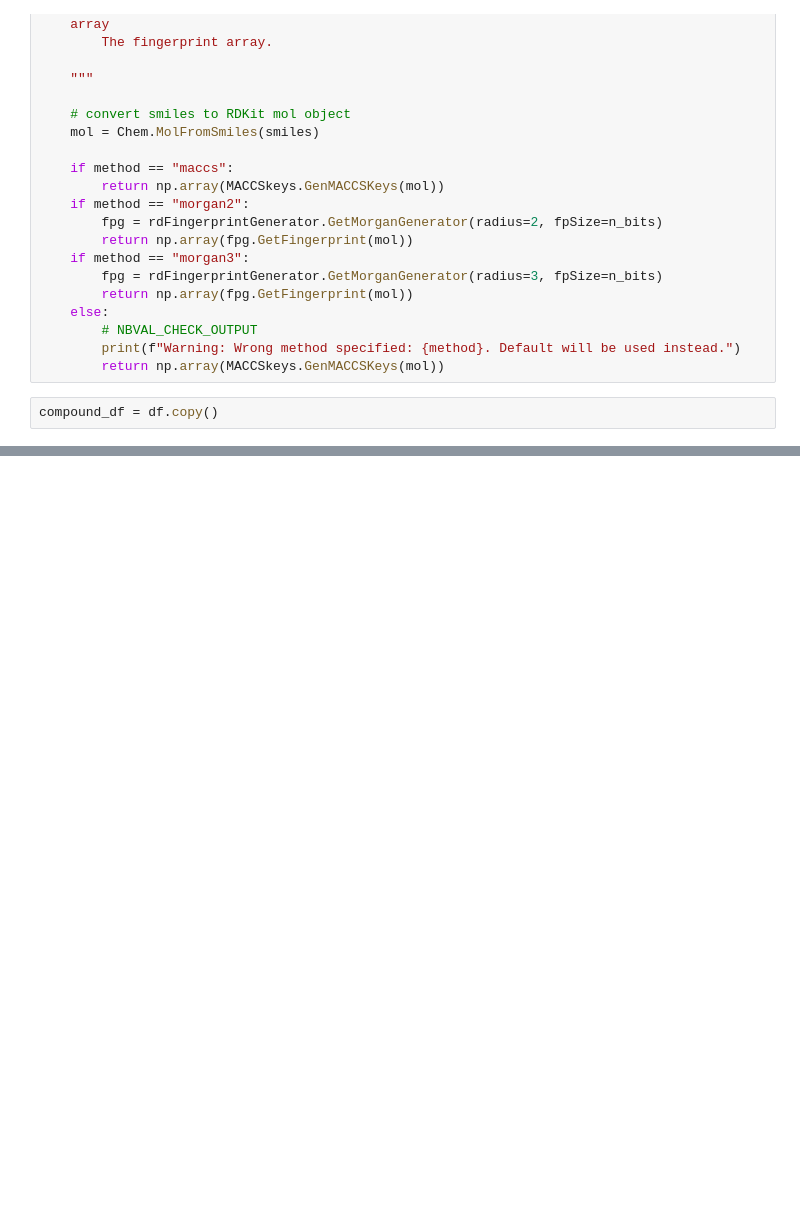
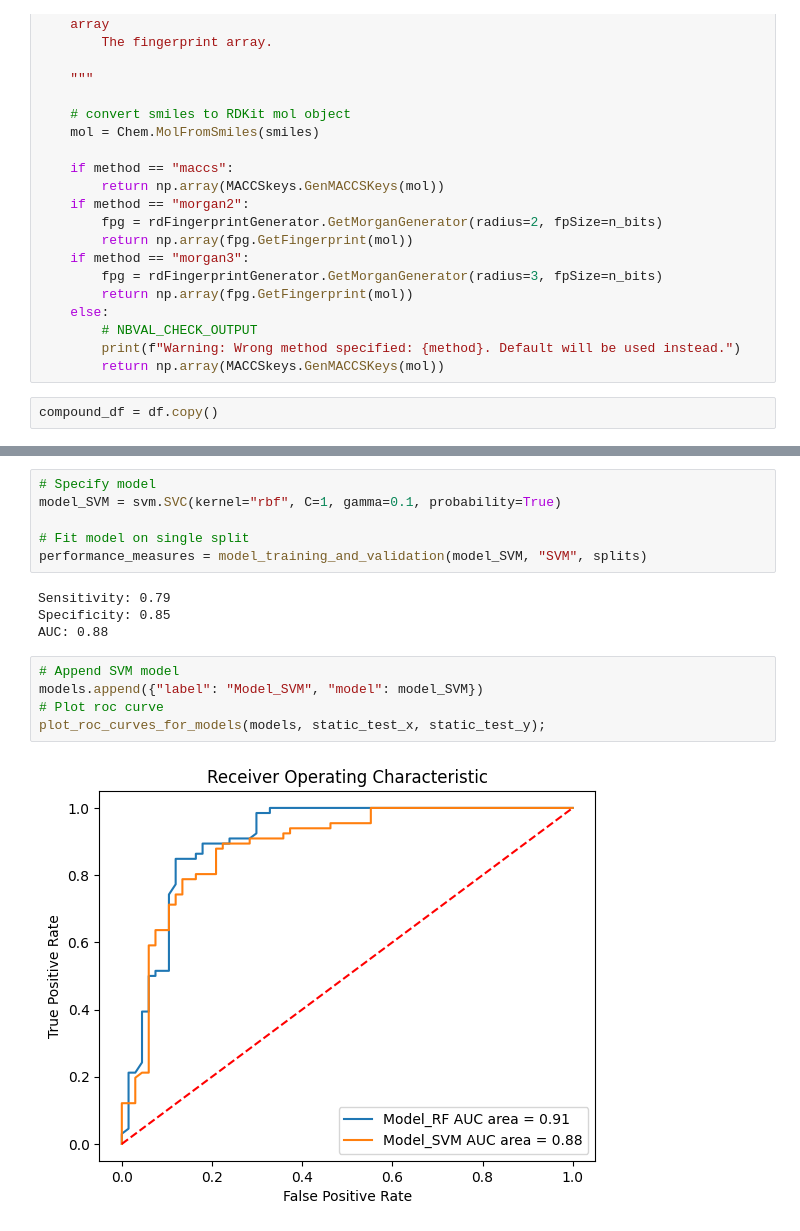
Before and after one commit to YunliQi/ds_drug_discovery, a Jupyter notebook: RF_ML.ipynb, the cells around one changed output, grey strips where cells are left out. Saved outputs shown, nothing was run; the diff lists cells and outputs as text; blank space fills up the shorter version.

```diff
--- a/RF_ML.ipynb
+++ b/RF_ML.ipynb
@@ -219,0 +342,17 @@ model_RF = RandomForestRegressor(**param)
+# %%
+# Specify model
+model_SVM = svm.SVC(kernel="rbf", C=1, gamma=0.1, probability=True)
+
+# Fit model on single split
+performance_measures = model_training_and_validation(model_SVM, "SVM", splits)
+# %% [output]
+Sensitivity: 0.79
+Specificity: 0.85
+AUC: 0.88
+# %%
+# Append SVM model
+models.append({"label": "Model_SVM", "model": model_SVM})
+# Plot roc curve
+plot_roc_curves_for_models(models, static_test_x, static_test_y);
+# %% [output]
+[figure, added]
```
Also changed, not shown: parts of 29 cells of this notebook, 1 other file.
